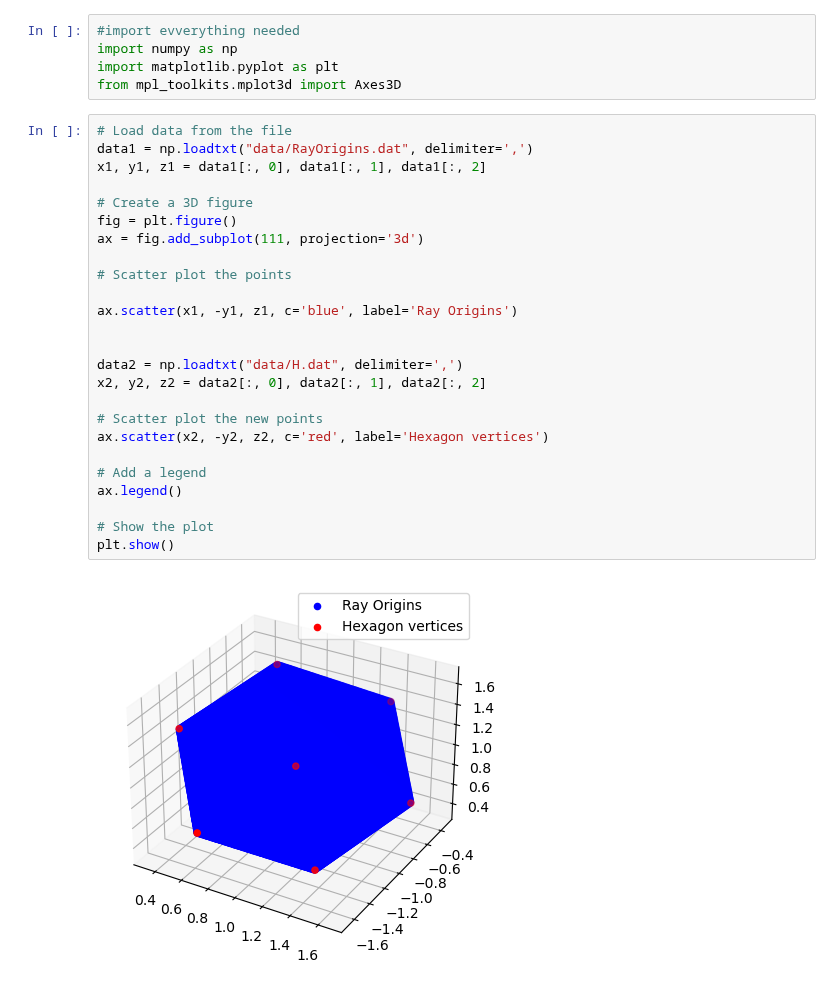
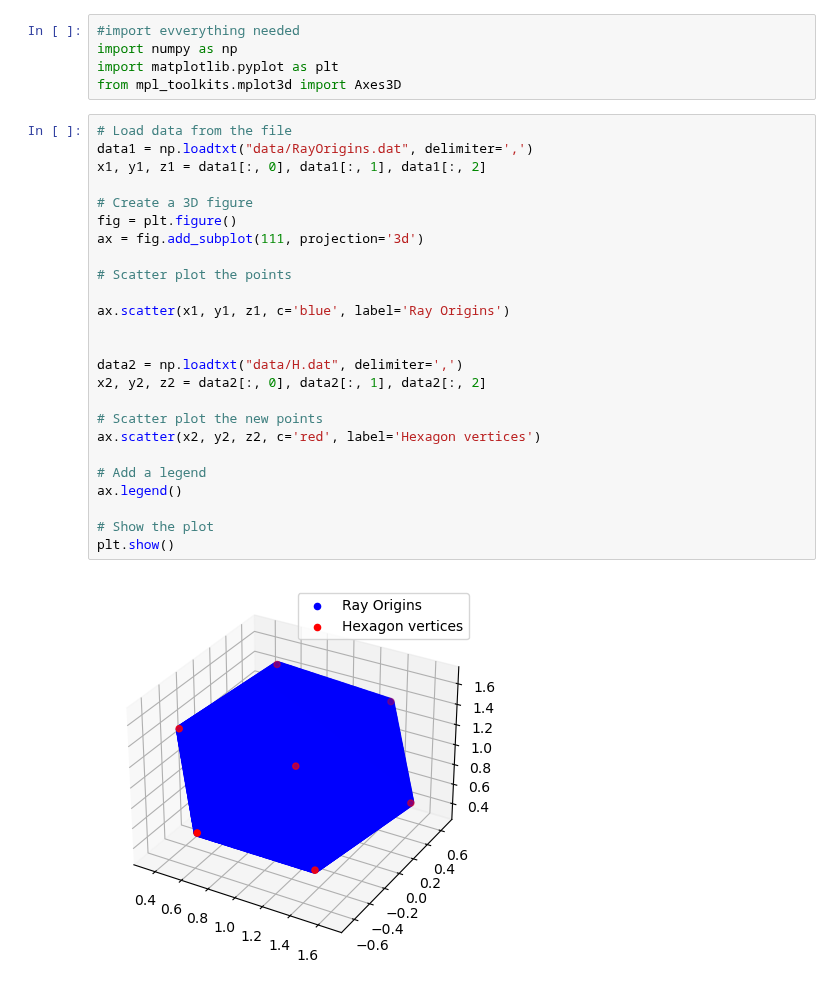
Before and after one commit to Cr3sp1/Rain, a Jupyter notebook: Tesi.ipynb, the cells around one changed output. Drawn from its saved outputs; the diff is of its cells as text.

```diff
--- a/Tesi.ipynb
+++ b/Tesi.ipynb
@@ -8,27 +8,27 @@ from mpl_toolkits.mplot3d import Axes3D
 # %%
 # Load data from the file
 data1 = np.loadtxt("data/RayOrigins.dat", delimiter=',')
 x1, y1, z1 = data1[:, 0], data1[:, 1], data1[:, 2]
 
 # Create a 3D figure
 fig = plt.figure()
 ax = fig.add_subplot(111, projection='3d')
 
 # Scatter plot the points
 
-ax.scatter(x1, -y1, z1, c='blue', label='Ray Origins')
+ax.scatter(x1, y1, z1, c='blue', label='Ray Origins')
 
 
 data2 = np.loadtxt("data/H.dat", delimiter=',')
 x2, y2, z2 = data2[:, 0], data2[:, 1], data2[:, 2]
 
 # Scatter plot the new points
-ax.scatter(x2, -y2, z2, c='red', label='Hexagon vertices')
+ax.scatter(x2, y2, z2, c='red', label='Hexagon vertices')
 
 # Add a legend
 ax.legend()
 
 # Show the plot
 plt.show()
 # %% [output]
-[figure, old version]
+[figure, new version]
```
Also changed, not shown: 15 other files.
